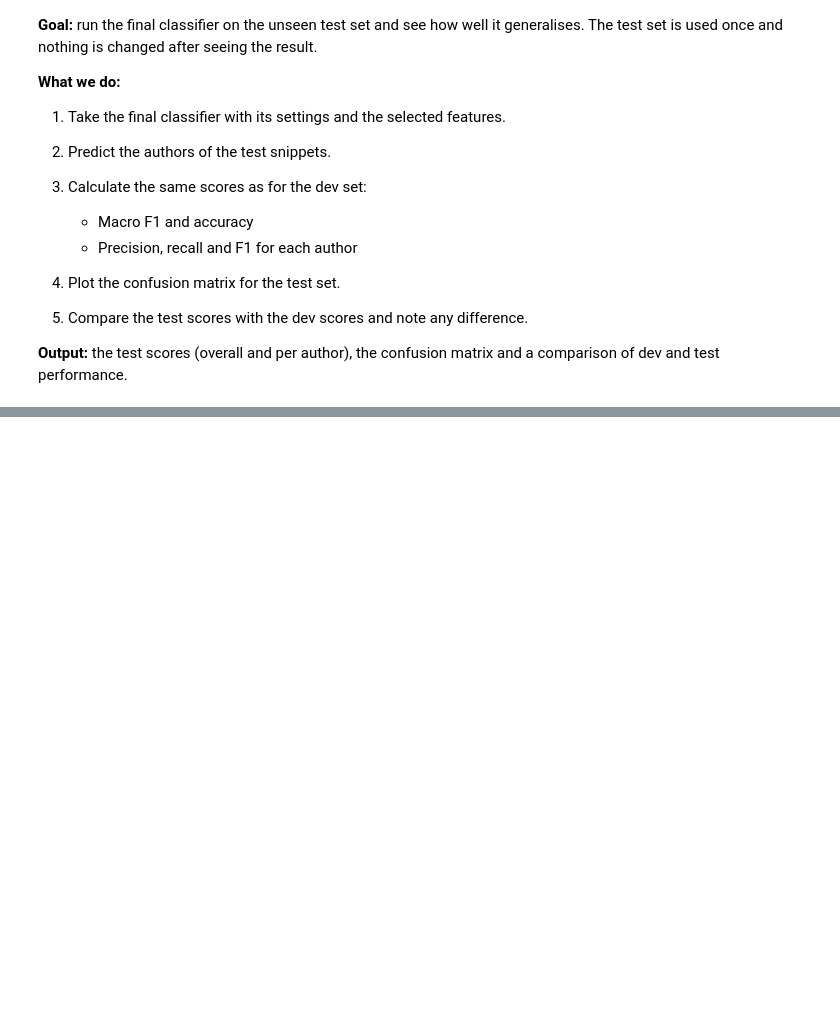
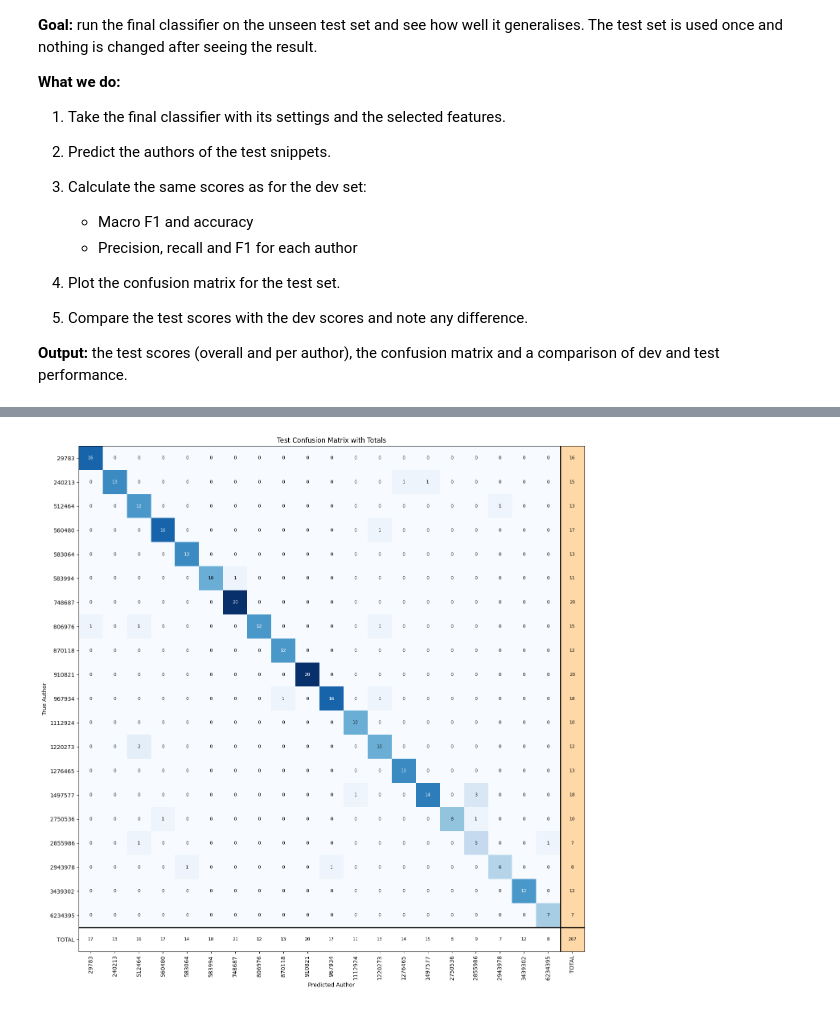
Before and after one commit to JNavarro04/Authorship-Attribution-TxMM, a Jupyter notebook: Group15_AuthorshipAttribution.ipynb, the cells around one changed output, grey strips where cells are left out. Cells and saved outputs as stored; diff of their text form; code cells hidden in the pictures; blank space fills up the shorter version.

```diff
--- a/Group15_AuthorshipAttribution.ipynb
+++ b/Group15_AuthorshipAttribution.ipynb
@@ -458,0 +989,90 @@ Dev:   average of column std   = 0.985
+# %%
+import numpy as np
+import matplotlib.pyplot as plt
+from sklearn.metrics import confusion_matrix
+
+# Calculate confusion matrix
+test_labels = best_model.classes_
+
+cm_test = confusion_matrix(
+    y_test,
+    y_test_pred,
+    labels=test_labels
+)
+
+n = len(test_labels)
+
+# Add an extra row and column for totals
+cm_total = np.zeros((n + 1, n + 1), dtype=int)
+
+cm_total[:n, :n] = cm_test
+
+# Last column: total real texts per author
+cm_total[:n, n] = cm_test.sum(axis=1)
+
+# Last row: total predictions per author
+cm_total[n, :n] = cm_test.sum(axis=0)
+
+# Bottom-right corner: total test texts
+cm_total[n, n] = cm_test.sum()
+
+# Keep totals white instead of colouring them
+mask = np.zeros_like(cm_total, dtype=bool)
+mask[n, :] = True
+mask[:, n] = True
+
+display_matrix = np.ma.masked_array(
+    cm_total,
+    mask=mask
+)
+
+fig, ax = plt.subplots(figsize=(16, 14))
+
+ax.imshow(display_matrix, cmap="Blues")
+# Highlight the TOTAL column in orange
+ax.axvspan(
+    n - 0.5,
+    n + 0.5,
+    color="#FFD8A8",
+    zorder=1
+)
+
+labels_with_total = list(test_labels) + ["TOTAL"]
+
+ax.set_xticks(range(n + 1))
+ax.set_yticks(range(n + 1))
+
+ax.set_xticklabels(labels_with_total, rotation=90)
+ax.set_yticklabels(labels_with_total)
+
+# Display all numbers
+for i in range(n + 1):
+    for j in range(n + 1):
+        value = cm_total[i, j]
+
+        color = "white" if (
+            i < n and j < n
+            and value > cm_test.max() / 2
+        ) else "black"
+
+        ax.text(
+            j, i, str(value),
+            ha="center",
+            va="center",
+            color=color,
+            fontsize=8
+        )
+
+# Separate totals from the main matrix
+ax.axhline(n - 0.5, color="black", linewidth=2)
+ax.axvline(n - 0.5, color="black", linewidth=2)
+
+ax.set_xlabel("Predicted Author")
+ax.set_ylabel("True Author")
+ax.set_title("Test Confusion Matrix with Totals")
+
+plt.tight_layout()
+plt.savefig("test_confusion_matrix.png", dpi=300)
+plt.show()
+# %% [output]
+[figure, added]
```
Also changed, not shown: parts of 13 cells of this notebook, 3 other files.
